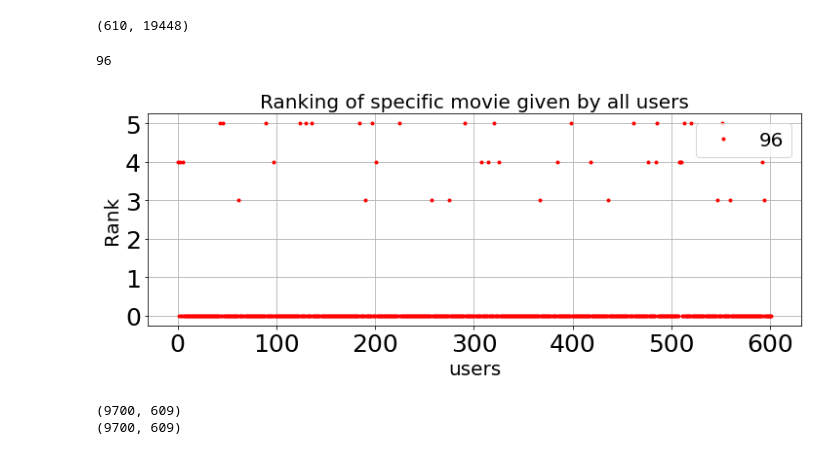
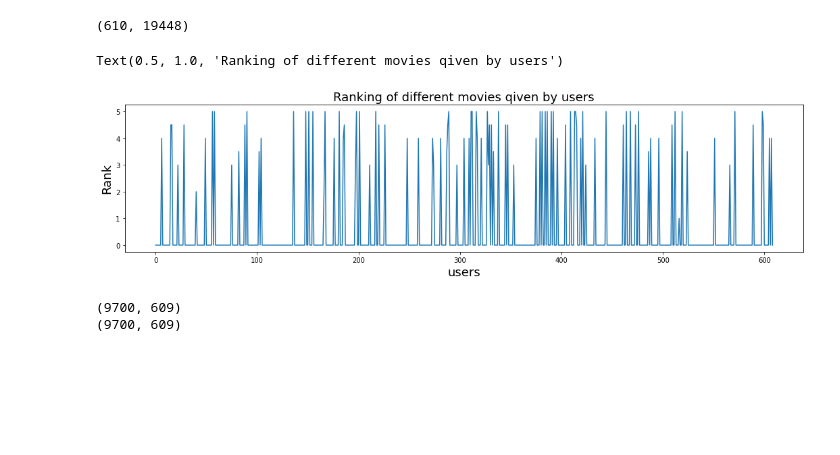
Before and after one commit to jwilliamn/Matrix-Completion, a Jupyter notebook: SVT_movie_recommender.ipynb, the cells around one changed output. Drawn from its saved outputs; the diff is of its cells as text; code cells hidden in the pictures; blank space fills up the shorter version.

```diff
--- a/SVT_movie_recommender.ipynb
+++ b/SVT_movie_recommender.ipynb
@@ -27,25 +27,15 @@ a.shape
 
 
 aa = a[:609, :9700]
-# %%
- np.count_nonzero(aa[:,602])
-# %% [output]
-96
 # %%
-plt.figure(figsize=(12, 4))
-plt.plot(aa[:,602], "r.",label= np.count_nonzero(aa[:,602]))
-plt.ylabel('Rank', fontsize=20)
-plt.xlabel('users', fontsize=20)
-plt.grid()
-plt.legend()
-plt.legend(loc = 1, fontsize=20)
-plt.xticks(size = 25)
-plt.yticks(size = 25)
-
-plt.title('Ranking of specific movie given by all users', fontsize=20)
-plt.savefig('Ranking.jpeg')
+plt.figure(figsize=(18, 4))
+plt.plot(aa[:,602])
+plt.ylabel('Rank', fontsize=18)
+plt.xlabel('users', fontsize=18)
+plt.title('Ranking of different movies qiven by users', fontsize=18)
 # %% [output]
+Text(0.5, 1.0, 'Ranking of different movies qiven by users')
-[figure, old version]
+[figure, new version]
 # %%
 import time
 from scipy.sparse.linalg import svds
```
Also changed, not shown: parts of 7 cells of this notebook.
